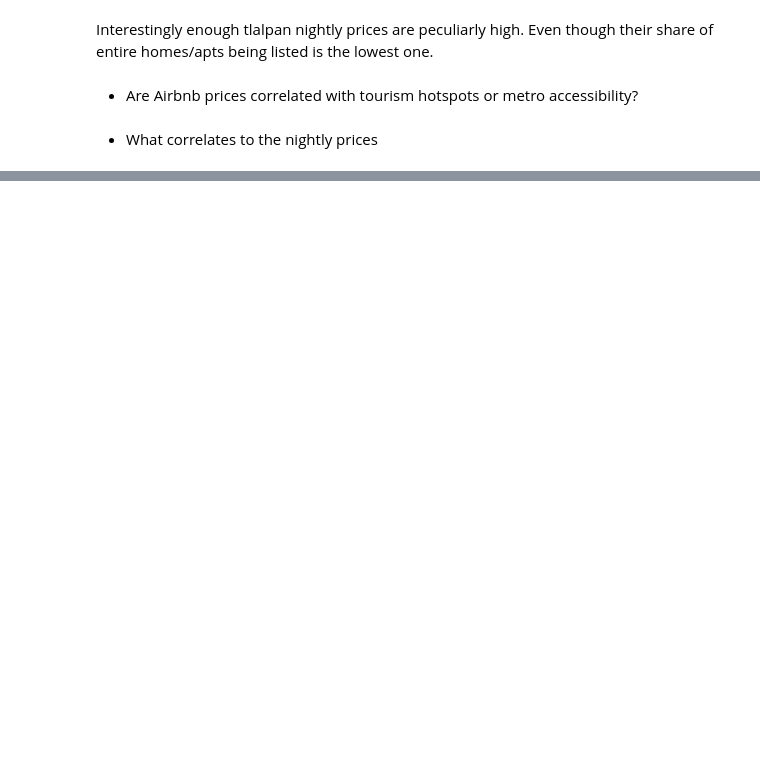
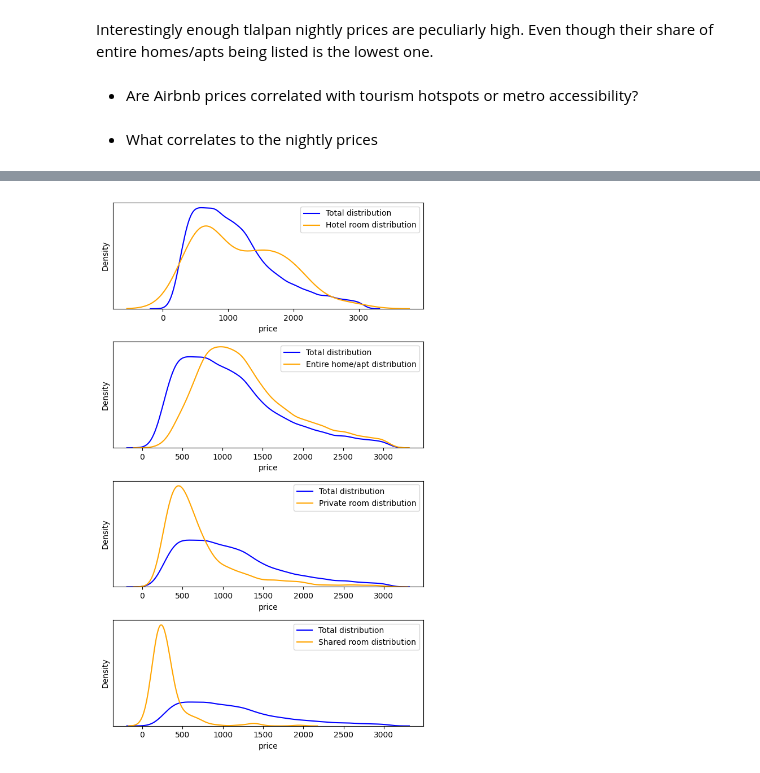
Before and after one commit to EdgarHTT/Airbnb_CDMX_EDA, a Jupyter notebook: Airbnb_CDMX_EDA.ipynb, the cells around one changed output, grey strips where cells are left out. Cells and saved outputs as stored; diff of their text form; code cells hidden in the pictures; blank space fills up the shorter version.

```diff
--- a/Airbnb_CDMX_EDA.ipynb
+++ b/Airbnb_CDMX_EDA.ipynb
@@ -599,0 +616,4 @@ corr_df = listings.drop(listings.columns[[1, 2, 3, 4, 5, 6, 10, 20]], axis=1)
+# %%
+cat_kde_plots(listings, "room_type", "price")
+# %% [output]
+[figure, added]
```
Also changed, not shown: parts of 9 cells of this notebook.
